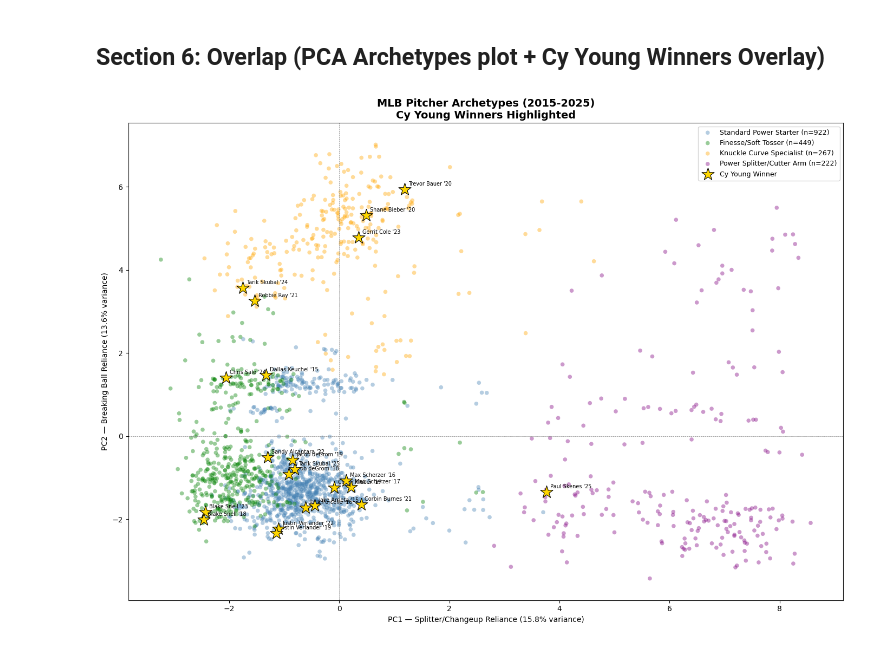
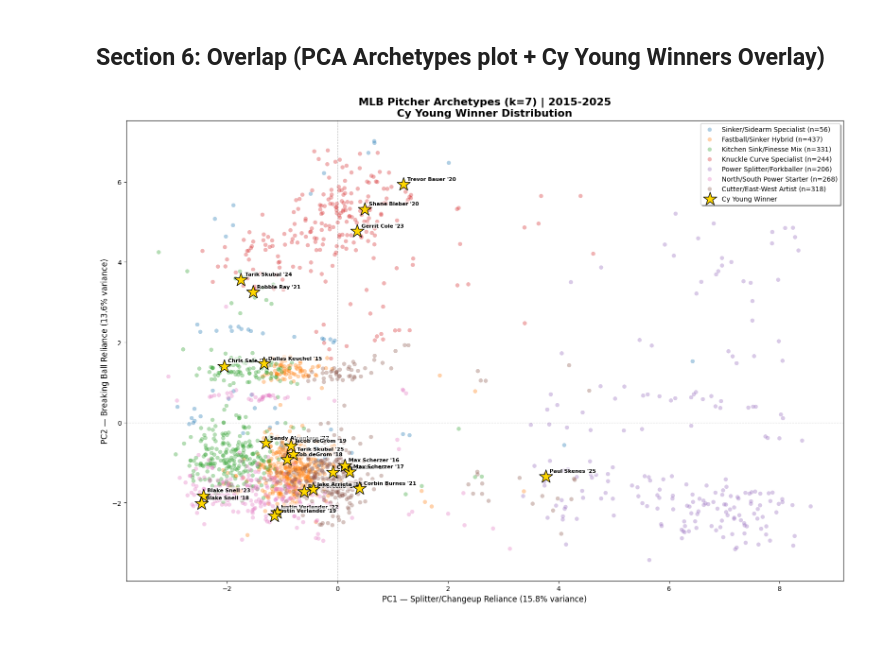
Before and after one commit to AllenJLopez0327/Mlb-pitcher-analysis, a Jupyter notebook: Notebooks/03_Modeling.ipynb, the cells around one changed output. Drawn from its saved outputs; the diff is of its cells as text; code cells hidden in the pictures.

```diff
--- a/Notebooks/03_Modeling.ipynb
+++ b/Notebooks/03_Modeling.ipynb
@@ -234,6 +232,6 @@ k=9: silhouette=0.2718
 # %%
-# Section 2.4 - KMeans Clustering with k=4
-k = 4
+# Section 2.4 - KMeans Clustering with k=7
+k = 7
 kmeans = KMeans(n_clusters=k, random_state=42, n_init=10)
 clusters = kmeans.fit_predict(X_10d)
 
@@ -955,45 +911,52 @@ Potential snubs identified: 3
 # %% [markdown]
 ## Section 6: Overlap (PCA Archetypes plot + Cy Young Winners Overlay)
 # %%
-# Section 2.5 & 6 - PCA Archetype Plot with Cy Young Winners Overlay
+# Updated colors for all 7 archetypes
 colors = {
-    'Standard Power Starter': 'steelblue',
-    'Finesse/Soft Tosser': 'green',
-    'Knuckle Curve Specialist': 'orange',
-    'Power Splitter/Cutter Arm': 'purple'
+    'Sinker/Sidearm Specialist': '#1f77b4',      # Muted Blue
+    'Fastball/Sinker Hybrid': '#ff7f0e',        # Muted Orange
+    'Kitchen Sink/Finesse Mix': '#2ca02c',      # Muted Green
+    'Knuckle Curve Specialist': '#d62728',      # Red
+    'Power Splitter/Forkballer': '#9467bd',     # Purple
+    'North/South Power Starter': '#e377c2',     # Pink
+    'Cutter/East-West Artist': '#8c564b'        # Brown
 }
 
-fig, ax = plt.subplots(figsize=(14, 10))
+fig, ax = plt.subplots(figsize=(16, 11))
 
-# Plot all pitchers by archetype
+# Plot all pitchers by archetype using the new k=7 labels
 for archetype, color in colors.items():
     subset = arsenal_df_filled[arsenal_df_filled['Archetype'] == archetype]
     ax.scatter(subset['PC1'], subset['PC2'],
                c=color, label=f'{archetype} (n={len(subset)})',
-               alpha=0.4, s=30, edgecolors='none')
+               alpha=0.35, s=40, edgecolors='none')
 
-# Overlay Cy Young winners as gold stars
+# Overlay Cy Young winners as prominent gold stars
 ax.scatter(winners['PC1'], winners['PC2'],
-           c='gold', s=300, marker='*',
-           edgecolors='black', linewidths=0.8,
-           label='Cy Young Winner', zorder=5)
+           c='gold', s=450, marker='*',
+           edgecolors='black', linewidths=1.0,
+           label='Cy Young Winner', zorder=10)
 
-# Annotate winners
+# Annotate winners with improved spacing
 for _, row in winners.iterrows():
     ax.annotate(f"{row['Name']} '{str(int(row['Season']))[2:]}",
                 (row['PC1'], row['PC2']),
-                fontsize=7, xytext=(5, 5),
-                textcoords='offset points')
+                fontsize=8, fontweight='bold',
+                xytext=(6, 6), textcoords='offset points',
+                bbox=dict(boxstyle='round,pad=0.2', fc='white', alpha=0.6, ec='none'))
 
-ax.set_xlabel('PC1 — Splitter/Changeup Reliance (15.8% variance)')
-ax.set_ylabel('PC2 — Breaking Ball Reliance (13.6% variance)')
-ax.set_title('MLB Pitcher Archetypes (2015-2025)\nCy Young Winners Highlighted',
-             fontsize=14, fontweight='bold')
-ax.legend(loc='upper right', fontsize=9)
-ax.axhline(0, color='gray', linewidth=0.5, linestyle='--')
-ax.axvline(0, color='gray', linewidth=0.5, linestyle='--')
+# Labeling using your calculated PCA variance percentages
+ax.set_xlabel('PC1 — Splitter/Changeup Reliance (15.8% variance)', fontsize=12)
+ax.set_ylabel('PC2 — Breaking Ball Reliance (13.6% variance)', fontsize=12)
+ax.set_title('MLB Pitcher Archetypes (k=7) | 2015-2025\nCy Young Winner Distribution',
+             fontsize=16, fontweight='bold')
+
+# Legend and grid
+ax.legend(loc='upper right', fontsize=10, frameon=True, shadow=True)
+ax.axhline(0, color='black', linewidth=0.8, linestyle='--', alpha=0.3)
+ax.axvline(0, color='black', linewidth=0.8, linestyle='--', alpha=0.3)
+
 plt.tight_layout()
-plt.savefig('../Outputs/archetype_plot.png', dpi=150, bbox_inches='tight')
 plt.show()
 # %% [output]
-[figure, old version]
+[figure, new version]
```
Also changed, not shown: parts of 22 cells of this notebook, 3 other files.
